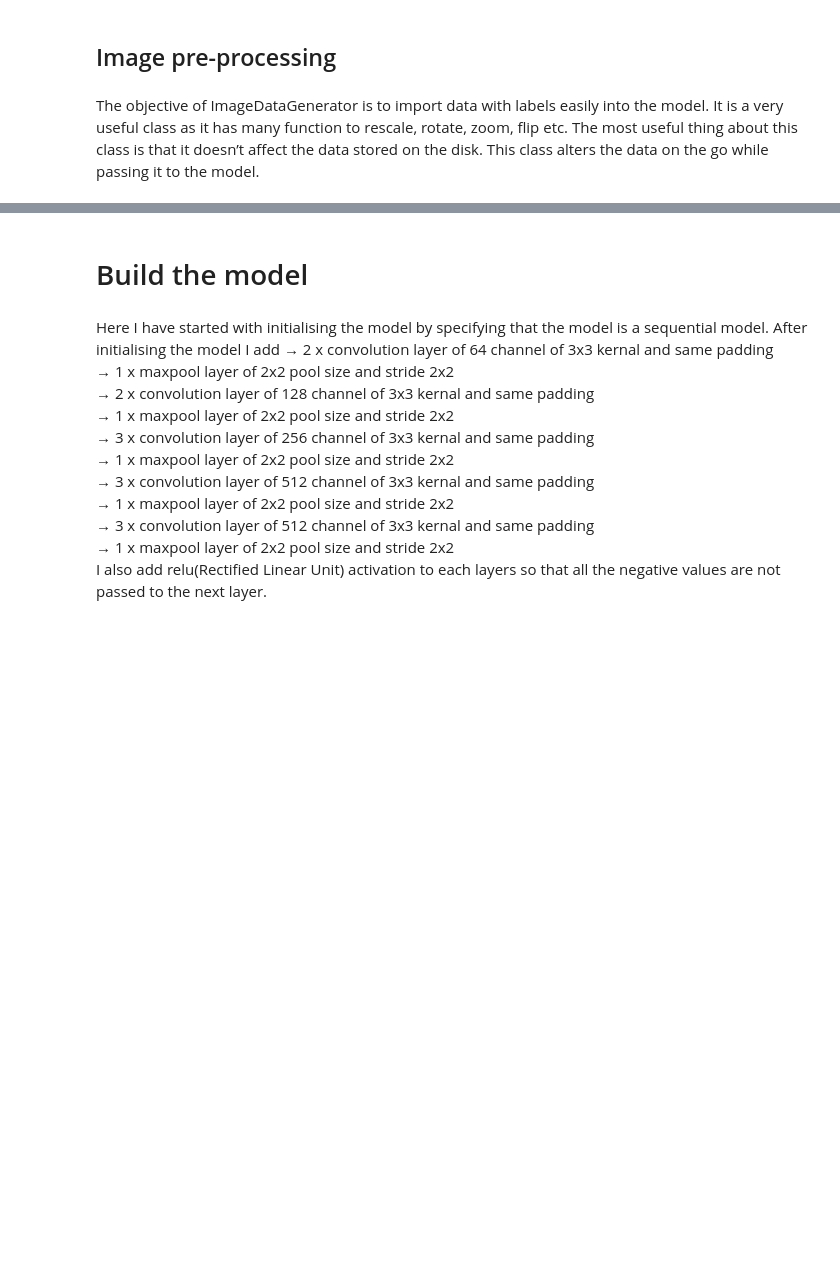
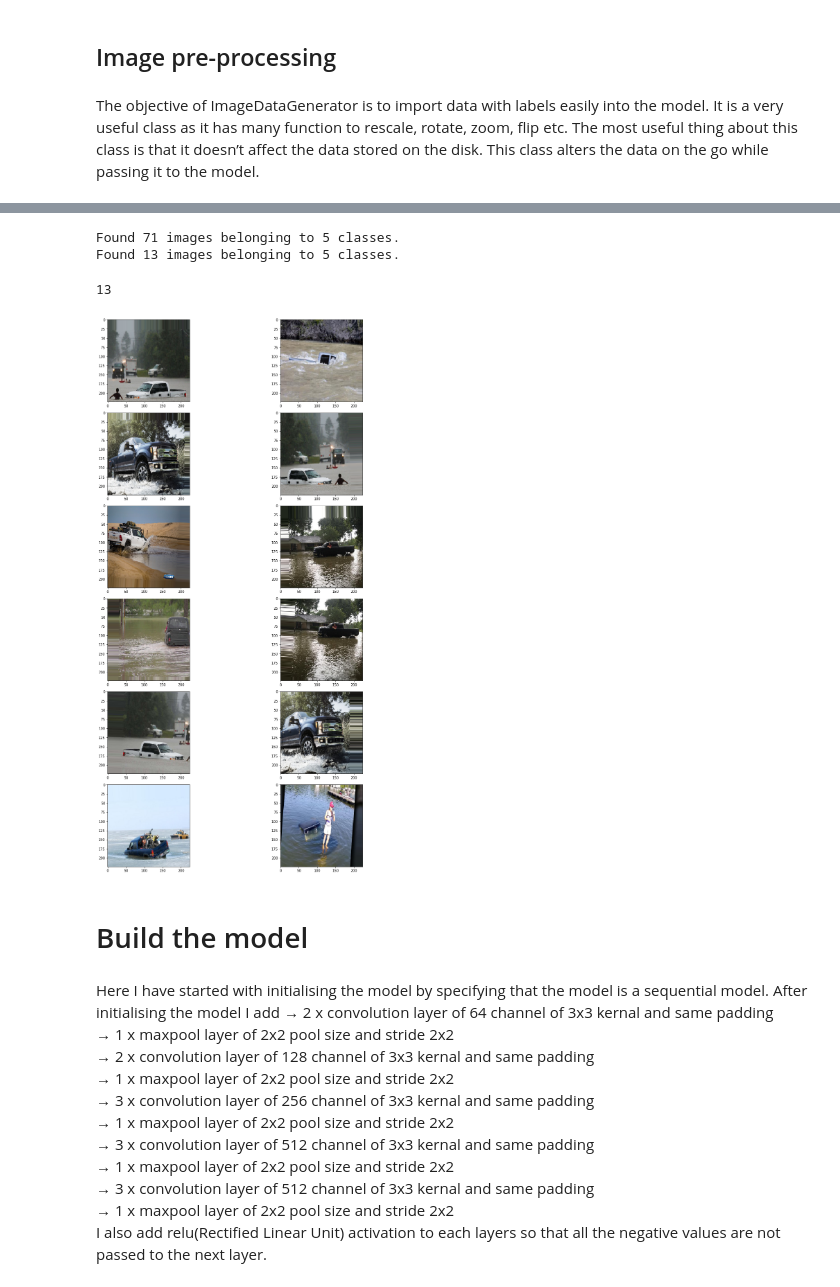
Before and after one commit to jshaffer94247/Extracting-Flood-Depths-From-Imagery, a Jupyter notebook: code/04_Flood_Depth_Estimation_Trucks.ipynb, the cells around one changed output, grey strips where cells are left out. Drawn from its saved outputs; the diff is of its cells as text; code cells hidden in the pictures; blank space fills up the shorter version.

```diff
--- a/code/04_Flood_Depth_Estimation_Trucks.ipynb
+++ b/code/04_Flood_Depth_Estimation_Trucks.ipynb
@@ -99,3 +136,49 @@ Found 13 images belonging to 5 classes.
+# %%
+# The bulk of the images are in this training set
+trdata = ImageDataGenerator(
+                            width_shift_range=0.2,
+                            height_shift_range=0.2,
+                            rotation_range=4,
+                            horizontal_flip=True
+)
+traindata = trdata.flow_from_directory(directory=train_dir, target_size=(224,224))
+
+
+# This data is used to validate the model during training
+tsdata = ImageDataGenerator(
+                            width_shift_range=0.2,
+                            height_shift_range=0.2,
+                            rotation_range=4,
+                            horizontal_flip=True
+                           )
+testdata = tsdata.flow_from_directory(directory=validate_dir, target_size=(224,224))
+# %% [output]
+Found 71 images belonging to 5 classes.
+Found 13 images belonging to 5 classes.
+# %%
+base_test_images = len(testdata.next()[0])
+base_test_images
+# %% [output]
+13
+# %%
+num_test_images = base_test_images
+
+# take a quick look at the the testdata images
+fig = plt.figure(figsize=(14,2*num_test_images))
+
+#it = testdata.flow(batch_size=1)
+img_count = 1;
+
+for i in range(num_test_images-1):
+    ax = fig.add_subplot((num_test_images/2)+1,2,img_count)
+
+    getphoto = testdata.next()
+    getimg = getphoto[0].astype('uint8')[img_count]
+    ax.imshow(getimg)
+    img_count += 1
+plt.tight_layout()
+# %% [output]
+[figure, added]
 # %% [markdown]
 # Build the model
 # %% [markdown]
```
Also changed, not shown: parts of 45 cells of this notebook.
